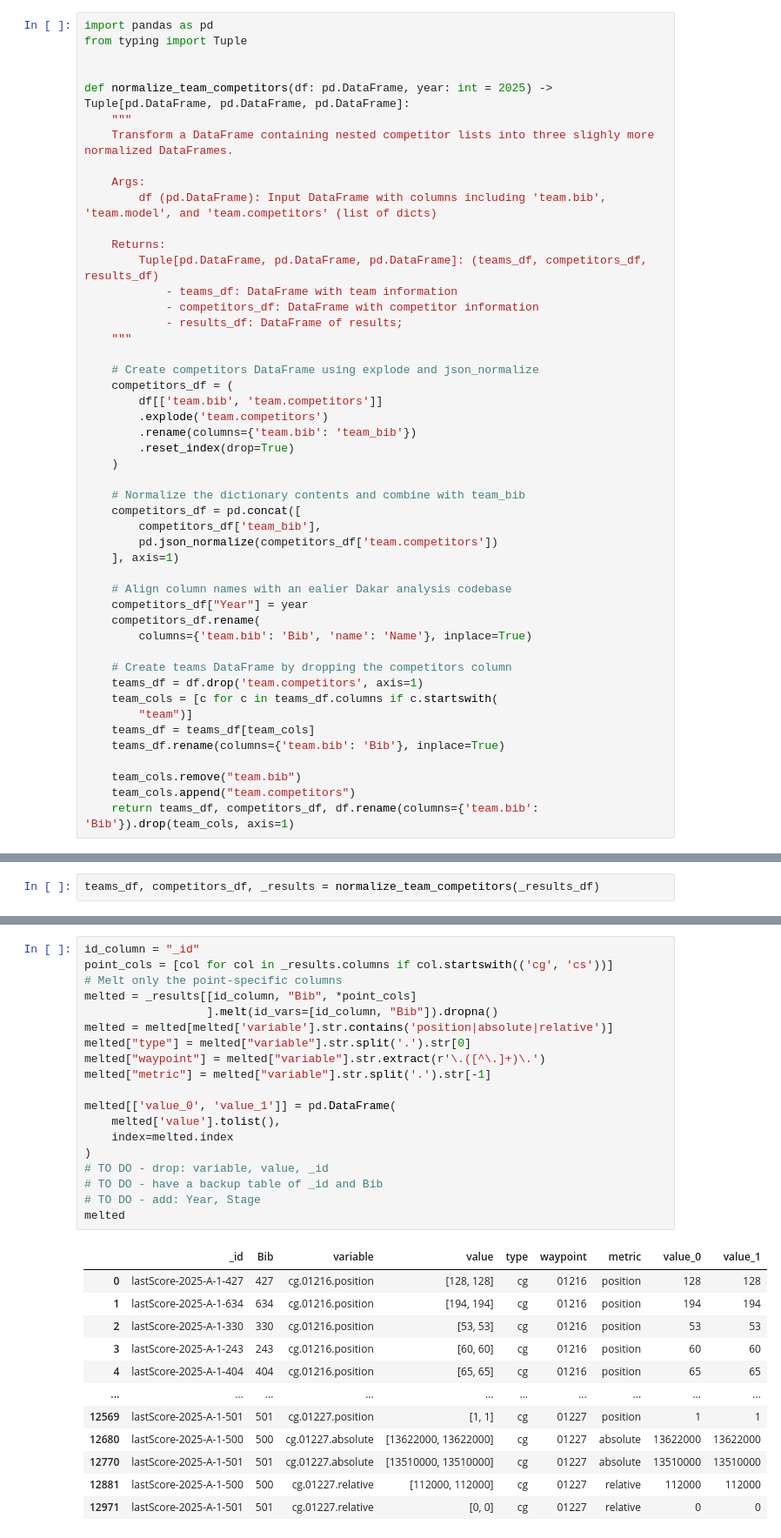
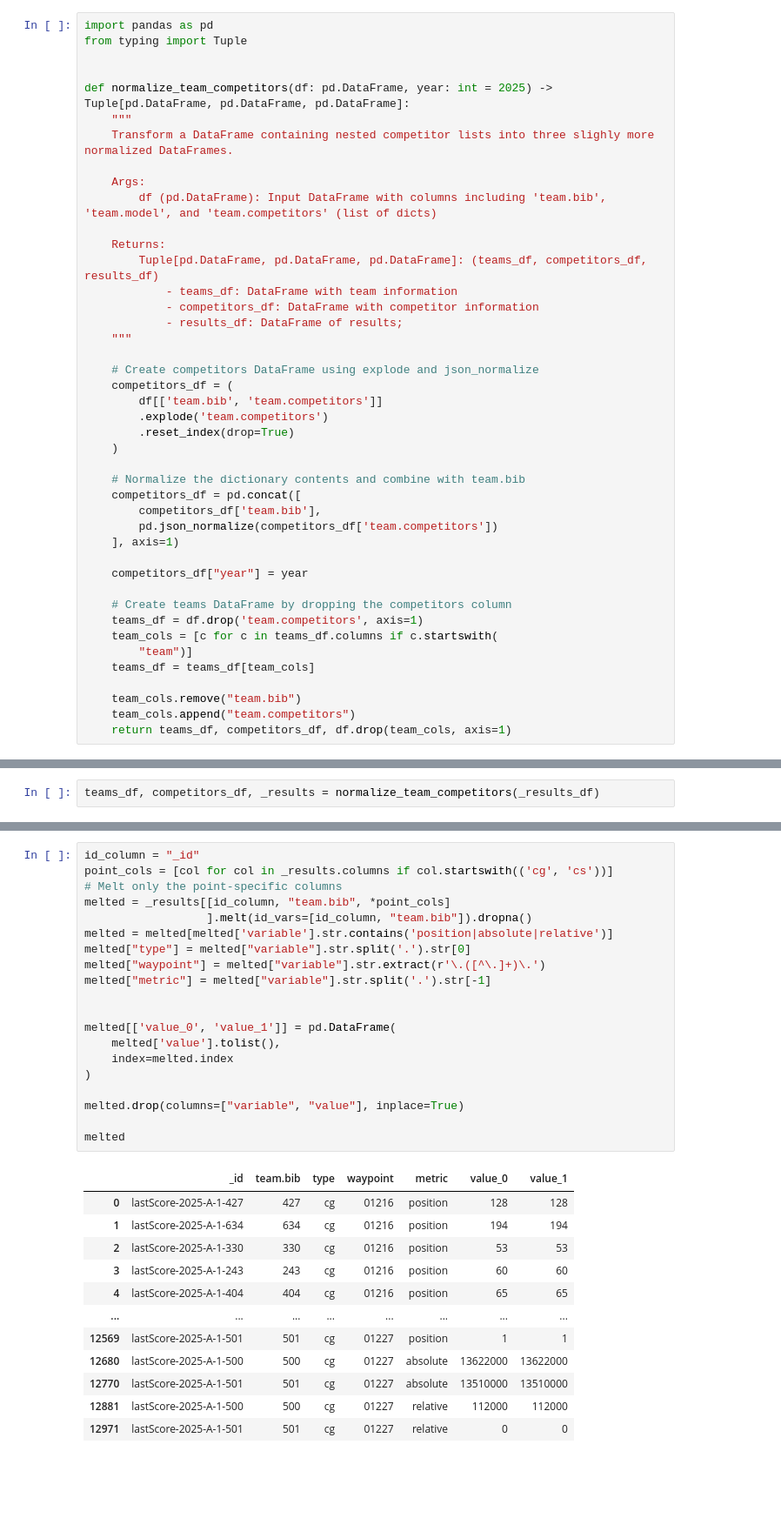
Before and after one commit to RallyDataJunkie/wrangling_dakar_2025, a Jupyter notebook: src/17_lastScore_results.ipynb, the cells around one changed output, grey strips where cells are left out. Shown at 87% size. Saved outputs shown, nothing was run; the diff lists cells and outputs as text; blank space fills up the shorter version.

```diff
--- a/src/17_lastScore_results.ipynb
+++ b/src/17_lastScore_results.ipynb
@@ -127,31 +127,26 @@ def normalize_team_competitors(df: pd.DataFrame, year: int = 2025) -> Tuple[pd.D
     competitors_df = (
         df[['team.bib', 'team.competitors']]
         .explode('team.competitors')
-        .rename(columns={'team.bib': 'team_bib'})
         .reset_index(drop=True)
     )
 
-    # Normalize the dictionary contents and combine with team_bib
+    # Normalize the dictionary contents and combine with team.bib
     competitors_df = pd.concat([
-        competitors_df['team_bib'],
+        competitors_df['team.bib'],
         pd.json_normalize(competitors_df['team.competitors'])
     ], axis=1)
 
-    # Align column names with an ealier Dakar analysis codebase
-    competitors_df["Year"] = year
-    competitors_df.rename(
-        columns={'team.bib': 'Bib', 'name': 'Name'}, inplace=True)
+    competitors_df["year"] = year
 
     # Create teams DataFrame by dropping the competitors column
     teams_df = df.drop('team.competitors', axis=1)
     team_cols = [c for c in teams_df.columns if c.startswith(
         "team")]
     teams_df = teams_df[team_cols]
-    teams_df.rename(columns={'team.bib': 'Bib'}, inplace=True)
 
     team_cols.remove("team.bib")
     team_cols.append("team.competitors")
-    return teams_df, competitors_df, df.rename(columns={'team.bib': 'Bib'}).drop(team_cols, axis=1)
+    return teams_df, competitors_df, df.drop(team_cols, axis=1)
 # %% [markdown]
 Applying this function splits out the team, competitor, and results data.
 # %%
@@ -208,32 +206,33 @@ Having the data in a particular form can often make it easier — or harder —
 # %%
 id_column = "_id"
 point_cols = [col for col in _results.columns if col.startswith(('cg', 'cs'))]
 # Melt only the point-specific columns
-melted = _results[[id_column, "Bib", *point_cols]
-                  ].melt(id_vars=[id_column, "Bib"]).dropna()
+melted = _results[[id_column, "team.bib", *point_cols]
+                  ].melt(id_vars=[id_column, "team.bib"]).dropna()
 melted = melted[melted['variable'].str.contains('position|absolute|relative')]
 melted["type"] = melted["variable"].str.split('.').str[0]
 melted["waypoint"] = melted["variable"].str.extract(r'\.([^\.]+)\.')
 melted["metric"] = melted["variable"].str.split('.').str[-1]
 
+
 melted[['value_0', 'value_1']] = pd.DataFrame(
     melted['value'].tolist(),
     index=melted.index
 )
-# TO DO - drop: variable, value, _id
-# TO DO - have a backup table of _id and Bib
-# TO DO - add: Year, Stage
+
+melted.drop(columns=["variable", "value"], inplace=True)
+
 melted
 # %% [output]
-|  | _id | Bib | variable | value | type | waypoint | metric | value_0 | value_1 |
-| 0 | lastScore-2025-A-1-427 | 427 | cg.01216.position | [128, 128] | cg | 01216 | position | 128 | 128 |
-| 1 | lastScore-2025-A-1-634 | 634 | cg.01216.position | [194, 194] | cg | 01216 | position | 194 | 194 |
-| 2 | lastScore-2025-A-1-330 | 330 | cg.01216.position | [53, 53] | cg | 01216 | position | 53 | 53 |
-| 3 | lastScore-2025-A-1-243 | 243 | cg.01216.position | [60, 60] | cg | 01216 | position | 60 | 60 |
-| 4 | lastScore-2025-A-1-404 | 404 | cg.01216.position | [65, 65] | cg | 01216 | position | 65 | 65 |
-| ... | ... | ... | ... | ... | ... | ... | ... | ... | ... |
-| 12569 | lastScore-2025-A-1-501 | 501 | cg.01227.position | [1, 1] | cg | 01227 | position | 1 | 1 |
-| 12680 | lastScore-2025-A-1-500 | 500 | cg.01227.absolute | [13622000, 13622000] | cg | 01227 | absolute | 13622000 | 13622000 |
-| 12770 | lastScore-2025-A-1-501 | 501 | cg.01227.absolute | [13510000, 13510000] | cg | 01227 | absolute | 13510000 | 13510000 |
-| 12881 | lastScore-2025-A-1-500 | 500 | cg.01227.relative | [112000, 112000] | cg | 01227 | relative | 112000 | 112000 |
-| 12971 | lastScore-2025-A-1-501 | 501 | cg.01227.relative | [0, 0] | cg | 01227 | relative | 0 | 0 |
+|  | _id | team.bib | type | waypoint | metric | value_0 | value_1 |
+| 0 | lastScore-2025-A-1-427 | 427 | cg | 01216 | position | 128 | 128 |
+| 1 | lastScore-2025-A-1-634 | 634 | cg | 01216 | position | 194 | 194 |
+| 2 | lastScore-2025-A-1-330 | 330 | cg | 01216 | position | 53 | 53 |
+| 3 | lastScore-2025-A-1-243 | 243 | cg | 01216 | position | 60 | 60 |
+| 4 | lastScore-2025-A-1-404 | 404 | cg | 01216 | position | 65 | 65 |
+| ... | ... | ... | ... | ... | ... | ... | ... |
+| 12569 | lastScore-2025-A-1-501 | 501 | cg | 01227 | position | 1 | 1 |
+| 12680 | lastScore-2025-A-1-500 | 500 | cg | 01227 | absolute | 13622000 | 13622000 |
+| 12770 | lastScore-2025-A-1-501 | 501 | cg | 01227 | absolute | 13510000 | 13510000 |
+| 12881 | lastScore-2025-A-1-500 | 500 | cg | 01227 | relative | 112000 | 112000 |
+| 12971 | lastScore-2025-A-1-501 | 501 | cg | 01227 | relative | 0 | 0 |
```
Also changed, not shown: parts of 17 cells of this notebook, 17 other files.
